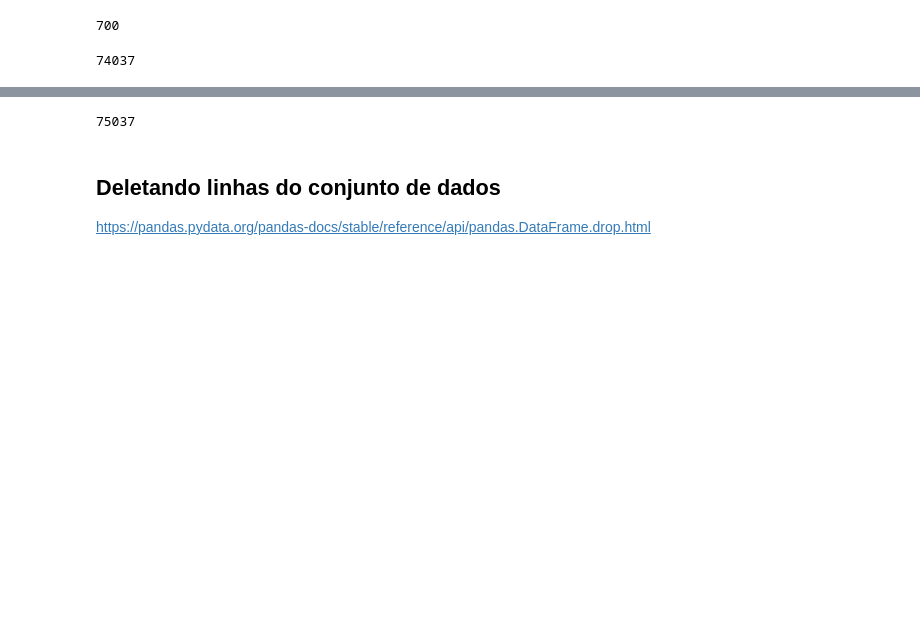
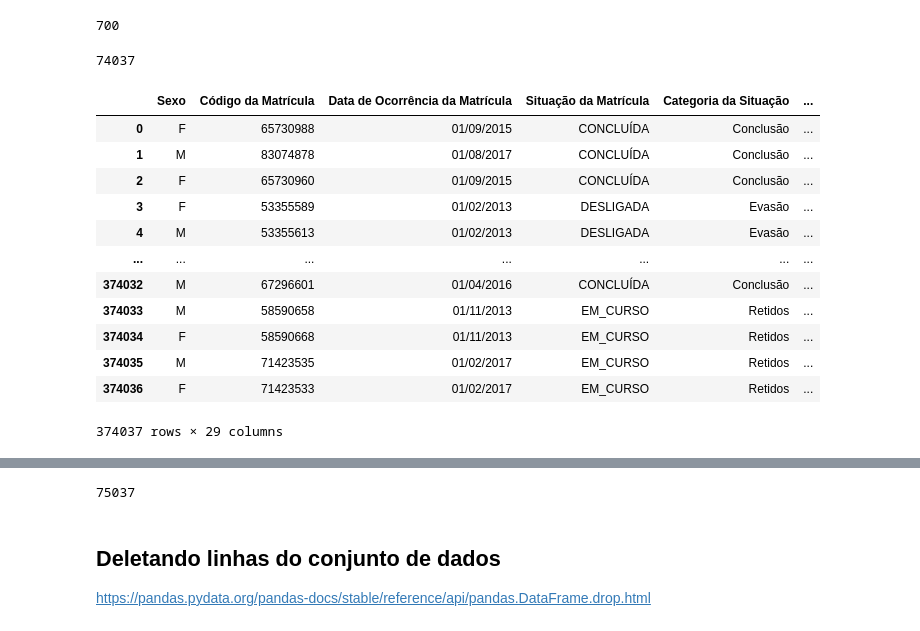
Before and after one commit to robertosgpontes/DataScience, a Jupyter notebook: 02-datasetPrepare_01.ipynb, the cells around one changed output, grey strips where cells are left out. Drawn from its saved outputs; the diff is of its cells as text; code cells hidden in the pictures; blank space fills up the shorter version.

```diff
--- a/02-datasetPrepare_01.ipynb
+++ b/02-datasetPrepare_01.ipynb
@@ -38,3 +38,19 @@ df1_r = df1[300000:]
 len(df1_r)
 # %% [output]
 74037
+# %%
+df1
+# %% [output]
+|  | Sexo | Código da Matrícula | Data de Ocorrência da Matrícula | Situação da Matrícula | Categoria da Situação | ... |
+| 0 | F | 65730988 | 01/09/2015 | CONCLUÍDA | Conclusão | ... |
+| 1 | M | 83074878 | 01/08/2017 | CONCLUÍDA | Conclusão | ... |
+| 2 | F | 65730960 | 01/09/2015 | CONCLUÍDA | Conclusão | ... |
+| 3 | F | 53355589 | 01/02/2013 | DESLIGADA | Evasão | ... |
+| 4 | M | 53355613 | 01/02/2013 | DESLIGADA | Evasão | ... |
+| ... | ... | ... | ... | ... | ... | ... |
+| 374032 | M | 67296601 | 01/04/2016 | CONCLUÍDA | Conclusão | ... |
+| 374033 | M | 58590658 | 01/11/2013 | EM_CURSO | Retidos | ... |
+| 374034 | F | 58590668 | 01/11/2013 | EM_CURSO | Retidos | ... |
+| 374035 | M | 71423535 | 01/02/2017 | EM_CURSO | Retidos | ... |
+| 374036 | F | 71423533 | 01/02/2017 | EM_CURSO | Retidos | ... |
+374037 rows × 29 columns
```
Also changed, not shown: parts of 5 cells of this notebook.
